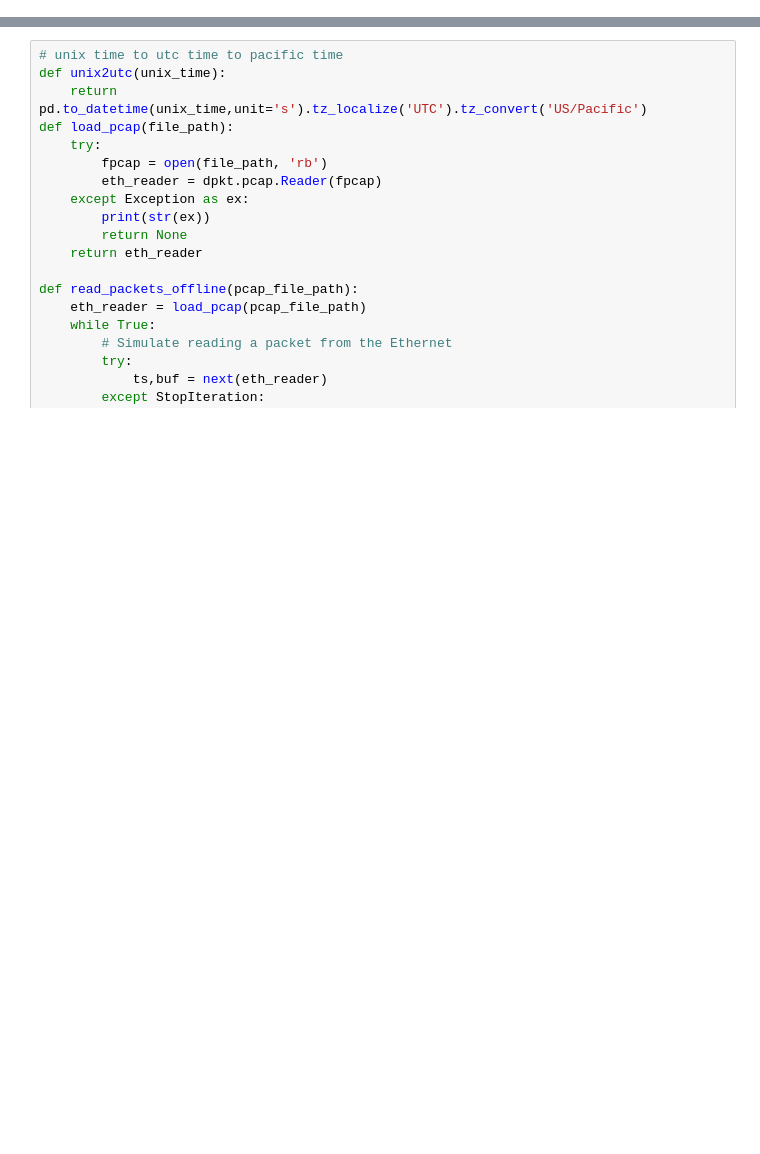
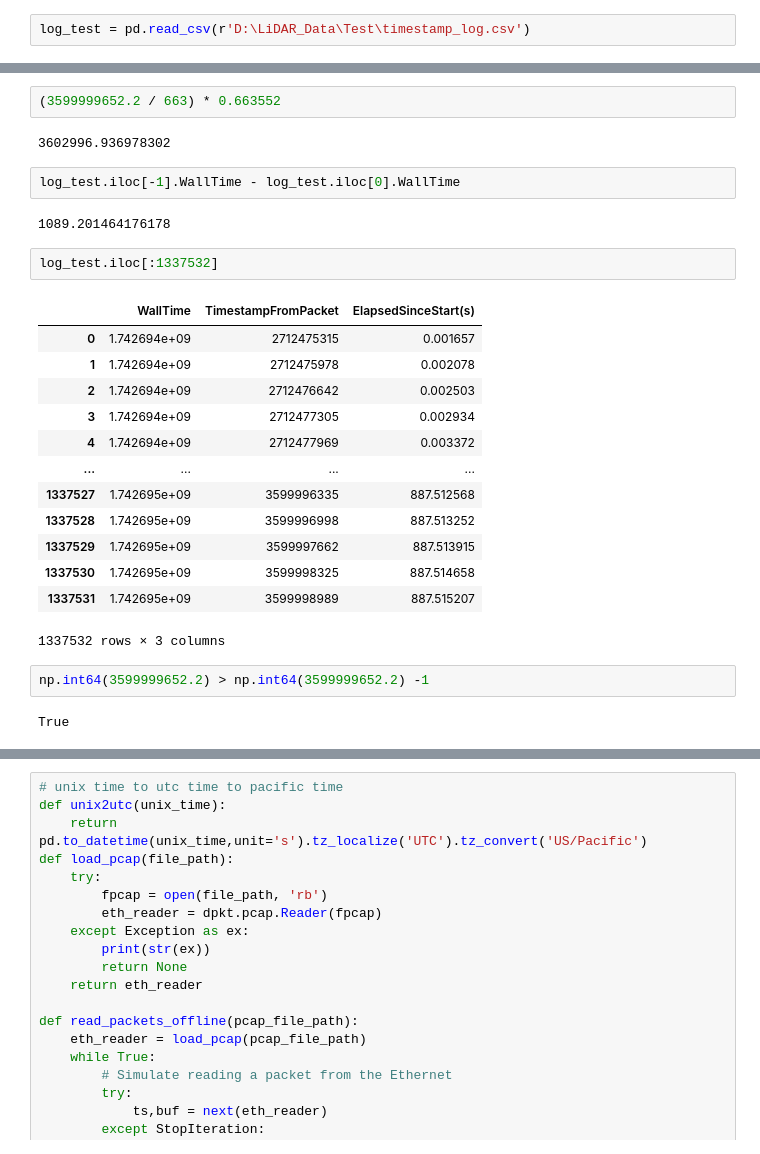
Before and after one commit to jksdbks123/Lidar-Tracker, a Jupyter notebook: RaspberryPi/test.ipynb, the cells around one changed output, grey strips where cells are left out. Drawn from its saved outputs; the diff is of its cells as text; blank space fills up the shorter version.

```diff
--- a/RaspberryPi/test.ipynb
+++ b/RaspberryPi/test.ipynb
@@ -19,0 +23,2 @@ import matplotlib.colors as mcolors
+# %%
+log_test = pd.read_csv(r'D:\LiDAR_Data\Test\timestamp_log.csv')
@@ -19,0 +40,28 @@ import matplotlib.colors as mcolors
+# %%
+(3599999652.2 / 663) * 0.663552
+# %% [output]
+3602996.936978302
+# %%
+log_test.iloc[-1].WallTime - log_test.iloc[0].WallTime
+# %% [output]
+1089.201464176178
+# %%
+log_test.iloc[:1337532]
+# %% [output]
+|  | WallTime | TimestampFromPacket | ElapsedSinceStart(s) |
+| 0 | 1.742694e+09 | 2712475315 | 0.001657 |
+| 1 | 1.742694e+09 | 2712475978 | 0.002078 |
+| 2 | 1.742694e+09 | 2712476642 | 0.002503 |
+| 3 | 1.742694e+09 | 2712477305 | 0.002934 |
+| 4 | 1.742694e+09 | 2712477969 | 0.003372 |
+| ... | ... | ... | ... |
+| 1337527 | 1.742695e+09 | 3599996335 | 887.512568 |
+| 1337528 | 1.742695e+09 | 3599996998 | 887.513252 |
+| 1337529 | 1.742695e+09 | 3599997662 | 887.513915 |
+| 1337530 | 1.742695e+09 | 3599998325 | 887.514658 |
+| 1337531 | 1.742695e+09 | 3599998989 | 887.515207 |
+1337532 rows × 3 columns
+# %%
+np.int64(3599999652.2) > np.int64(3599999652.2) -1
+# %% [output]
+True
```
Also changed, not shown: parts of 3 cells of this notebook, 24 other files.
